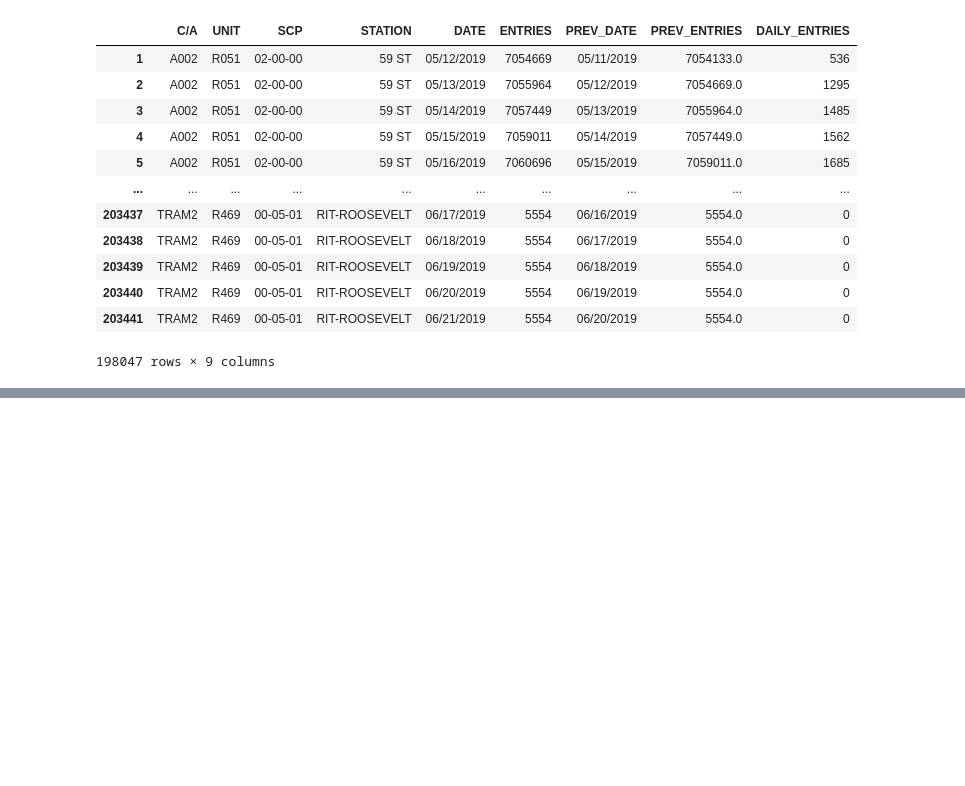
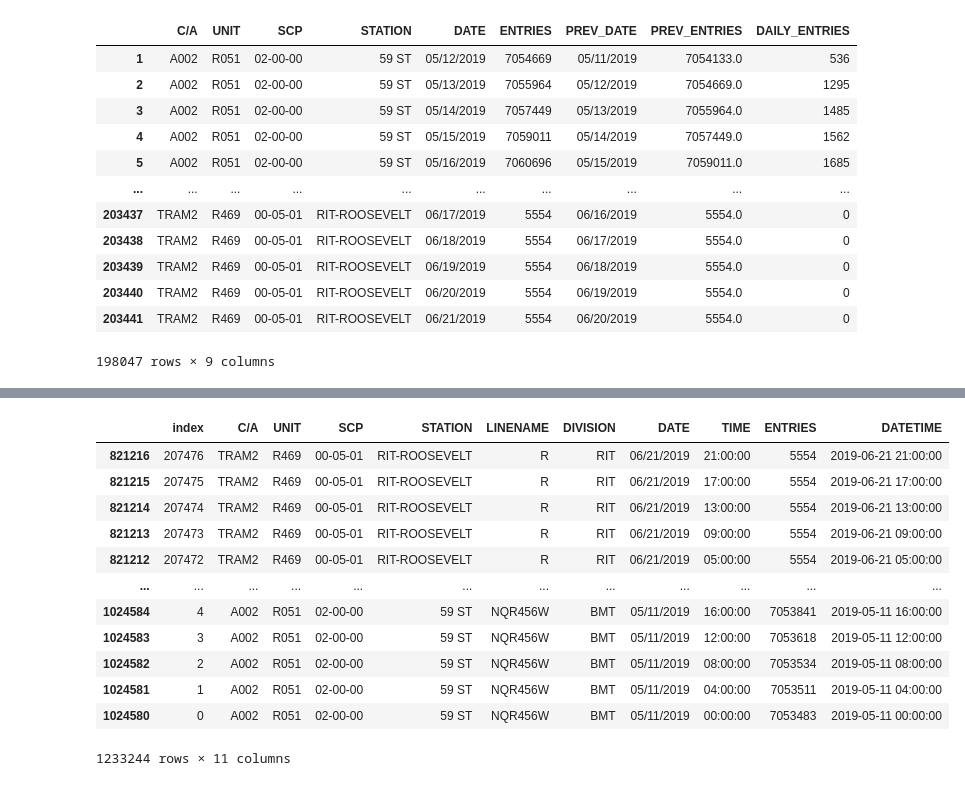
Before and after one commit to Dyllanjrusher/Maximizing_Gala_Attendance, a Jupyter notebook: project_1_MTA.ipynb, the cells around one changed output, grey strips where cells are left out. Cells and saved outputs as stored; diff of their text form; code cells hidden in the pictures; blank space fills up the shorter version.

```diff
--- a/project_1_MTA.ipynb
+++ b/project_1_MTA.ipynb
@@ -497,0 +511,16 @@ plt.title('Brooklyn',fontsize=15,weight='bold');
+# %%
+df
+# %% [output]
+|  | index | C/A | UNIT | SCP | STATION | LINENAME | DIVISION | DATE | TIME | ENTRIES | DATETIME |
+| 821216 | 207476 | TRAM2 | R469 | 00-05-01 | RIT-ROOSEVELT | R | RIT | 06/21/2019 | 21:00:00 | 5554 | 2019-06-21 21:00:00 |
+| 821215 | 207475 | TRAM2 | R469 | 00-05-01 | RIT-ROOSEVELT | R | RIT | 06/21/2019 | 17:00:00 | 5554 | 2019-06-21 17:00:00 |
+| 821214 | 207474 | TRAM2 | R469 | 00-05-01 | RIT-ROOSEVELT | R | RIT | 06/21/2019 | 13:00:00 | 5554 | 2019-06-21 13:00:00 |
+| 821213 | 207473 | TRAM2 | R469 | 00-05-01 | RIT-ROOSEVELT | R | RIT | 06/21/2019 | 09:00:00 | 5554 | 2019-06-21 09:00:00 |
+| 821212 | 207472 | TRAM2 | R469 | 00-05-01 | RIT-ROOSEVELT | R | RIT | 06/21/2019 | 05:00:00 | 5554 | 2019-06-21 05:00:00 |
+| ... | ... | ... | ... | ... | ... | ... | ... | ... | ... | ... | ... |
+| 1024584 | 4 | A002 | R051 | 02-00-00 | 59 ST | NQR456W | BMT | 05/11/2019 | 16:00:00 | 7053841 | 2019-05-11 16:00:00 |
+| 1024583 | 3 | A002 | R051 | 02-00-00 | 59 ST | NQR456W | BMT | 05/11/2019 | 12:00:00 | 7053618 | 2019-05-11 12:00:00 |
+| 1024582 | 2 | A002 | R051 | 02-00-00 | 59 ST | NQR456W | BMT | 05/11/2019 | 08:00:00 | 7053534 | 2019-05-11 08:00:00 |
+| 1024581 | 1 | A002 | R051 | 02-00-00 | 59 ST | NQR456W | BMT | 05/11/2019 | 04:00:00 | 7053511 | 2019-05-11 04:00:00 |
+| 1024580 | 0 | A002 | R051 | 02-00-00 | 59 ST | NQR456W | BMT | 05/11/2019 | 00:00:00 | 7053483 | 2019-05-11 00:00:00 |
+1233244 rows × 11 columns
```
Also changed, not shown: parts of 5 cells of this notebook, 4 other files.
